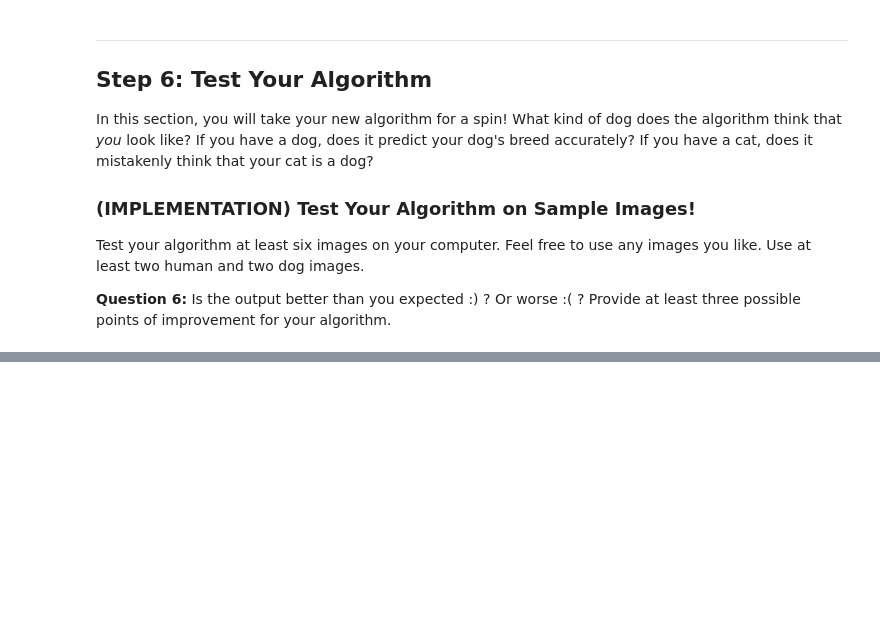
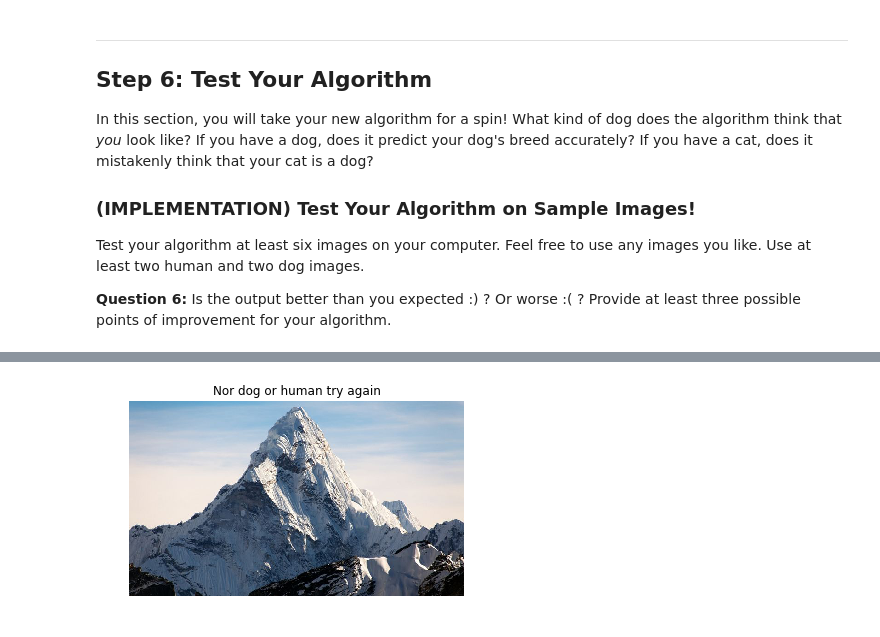
Before and after one commit to stanBienaives/deep-learning-v2-pytorch, a Jupyter notebook: project-dog-classification/dog_app.ipynb, the cells around one changed output, grey strips where cells are left out. Saved outputs shown, nothing was run; the diff lists cells and outputs as text; code cells hidden in the pictures; blank space fills up the shorter version.

```diff
--- a/project-dog-classification/dog_app.ipynb
+++ b/project-dog-classification/dog_app.ipynb
@@ -1077,0 +1094,4 @@ for file in np.hstack((human_files[:3], dog_files[:3])):
+# %%
+run_app("./images/shutterstock-258841592.jpg")
+# %% [output]
+[figure, added]
```
Also changed, not shown: parts of 12 cells of this notebook, 5 other files.
